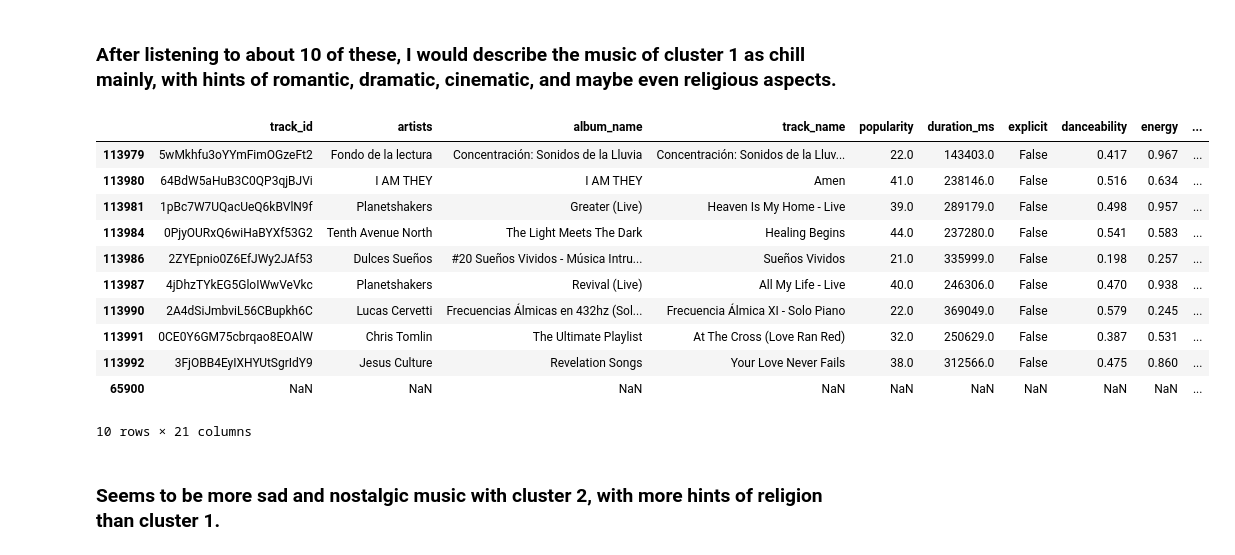
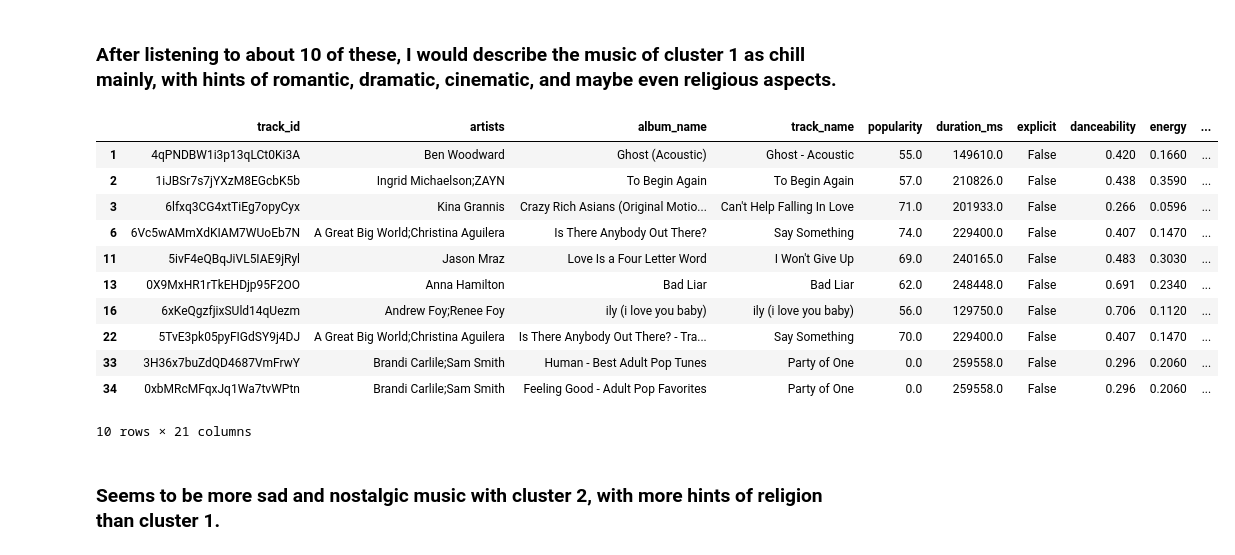
Before and after one commit to sahilalamgir/playlist-generator, a Jupyter notebook: main.ipynb, the cells around one changed output. Cells and saved outputs as stored; diff of their text form; code cells hidden in the pictures.

```diff
--- a/main.ipynb
+++ b/main.ipynb
@@ -251,6 +246,6 @@ clusters.head()
 # %%
-new_df = pd.concat([df, clusters], axis=1)
-new_df.head()
+df = pd.concat([df, clusters], axis=1)
+df.head()
 # %% [output]
 |  | track_id | artists | album_name | track_name | popularity | duration_ms | explicit | danceability | energy | ... |
 | 0 | 5SuOikwiRyPMVoIQDJUgSV | Gen Hoshino | Comedy | Comedy | 73.0 | 230666.0 | False | 0.676 | 0.4610 | ... |
@@ -312,19 +307,19 @@ new_df[new_df["cluster"] == 1].tail(10)
 # %% [markdown]
 ### After listening to about 10 of these, I would describe the music of cluster 1 as chill mainly, with hints of romantic, dramatic, cinematic, and maybe even religious aspects.
 # %%
-new_df[new_df["cluster"] == 2].tail(10)
+df[df["cluster"] == 2].head(10)
 # %% [output]
 |  | track_id | artists | album_name | track_name | popularity | duration_ms | explicit | danceability | energy | ... |
-| 113979 | 5wMkhfu3oYYmFimOGzeFt2 | Fondo de la lectura | Concentración: Sonidos de la Lluvia | Concentración: Sonidos de la Lluv... | 22.0 | 143403.0 | False | 0.417 | 0.967 | ... |
-| 113980 | 64BdW5aHuB3C0QP3qjBJVi | I AM THEY | I AM THEY | Amen | 41.0 | 238146.0 | False | 0.516 | 0.634 | ... |
-| 113981 | 1pBc7W7UQacUeQ6kBVlN9f | Planetshakers | Greater (Live) | Heaven Is My Home - Live | 39.0 | 289179.0 | False | 0.498 | 0.957 | ... |
-| 113984 | 0PjyOURxQ6wiHaBYXf53G2 | Tenth Avenue North | The Light Meets The Dark | Healing Begins | 44.0 | 237280.0 | False | 0.541 | 0.583 | ... |
-| 113986 | 2ZYEpnio0Z6EfJWy2JAf53 | Dulces Sueños | #20 Sueños Vividos - Música Intru... | Sueños Vividos | 21.0 | 335999.0 | False | 0.198 | 0.257 | ... |
-| 113987 | 4jDhzTYkEG5GloIWwVeVkc | Planetshakers | Revival (Live) | All My Life - Live | 40.0 | 246306.0 | False | 0.470 | 0.938 | ... |
-| 113990 | 2A4dSiJmbviL56CBupkh6C | Lucas Cervetti | Frecuencias Álmicas en 432hz (Sol... | Frecuencia Álmica XI - Solo Piano | 22.0 | 369049.0 | False | 0.579 | 0.245 | ... |
-| 113991 | 0CE0Y6GM75cbrqao8EOAlW | Chris Tomlin | The Ultimate Playlist | At The Cross (Love Ran Red) | 32.0 | 250629.0 | False | 0.387 | 0.531 | ... |
-| 113992 | 3FjOBB4EyIXHYUtSgrIdY9 | Jesus Culture | Revelation Songs | Your Love Never Fails | 38.0 | 312566.0 | False | 0.475 | 0.860 | ... |
-| 65900 | NaN | NaN | NaN | NaN | NaN | NaN | NaN | NaN | NaN | ... |
+| 1 | 4qPNDBW1i3p13qLCt0Ki3A | Ben Woodward | Ghost (Acoustic) | Ghost - Acoustic | 55.0 | 149610.0 | False | 0.420 | 0.1660 | ... |
+| 2 | 1iJBSr7s7jYXzM8EGcbK5b | Ingrid Michaelson;ZAYN | To Begin Again | To Begin Again | 57.0 | 210826.0 | False | 0.438 | 0.3590 | ... |
+| 3 | 6lfxq3CG4xtTiEg7opyCyx | Kina Grannis | Crazy Rich Asians (Original Motio... | Can't Help Falling In Love | 71.0 | 201933.0 | False | 0.266 | 0.0596 | ... |
+| 6 | 6Vc5wAMmXdKIAM7WUoEb7N | A Great Big World;Christina Aguilera | Is There Anybody Out There? | Say Something | 74.0 | 229400.0 | False | 0.407 | 0.1470 | ... |
+| 11 | 5ivF4eQBqJiVL5IAE9jRyl | Jason Mraz | Love Is a Four Letter Word | I Won't Give Up | 69.0 | 240165.0 | False | 0.483 | 0.3030 | ... |
+| 13 | 0X9MxHR1rTkEHDjp95F2OO | Anna Hamilton | Bad Liar | Bad Liar | 62.0 | 248448.0 | False | 0.691 | 0.2340 | ... |
+| 16 | 6xKeQgzfjixSUld14qUezm | Andrew Foy;Renee Foy | ily (i love you baby) | ily (i love you baby) | 56.0 | 129750.0 | False | 0.706 | 0.1120 | ... |
+| 22 | 5TvE3pk05pyFIGdSY9j4DJ | A Great Big World;Christina Aguilera | Is There Anybody Out There? - Tra... | Say Something | 70.0 | 229400.0 | False | 0.407 | 0.1470 | ... |
+| 33 | 3H36x7buZdQD4687VmFrwY | Brandi Carlile;Sam Smith | Human - Best Adult Pop Tunes | Party of One | 0.0 | 259558.0 | False | 0.296 | 0.2060 | ... |
+| 34 | 0xbMRcMFqxJq1Wa7tvWPtn | Brandi Carlile;Sam Smith | Feeling Good - Adult Pop Favorites | Party of One | 0.0 | 259558.0 | False | 0.296 | 0.2060 | ... |
 10 rows × 21 columns
 # %% [markdown]
 ### Seems to be more sad and nostalgic music with cluster 2, with more hints of religion than cluster 1.
```
Also changed, not shown: parts of 20 cells of this notebook.
